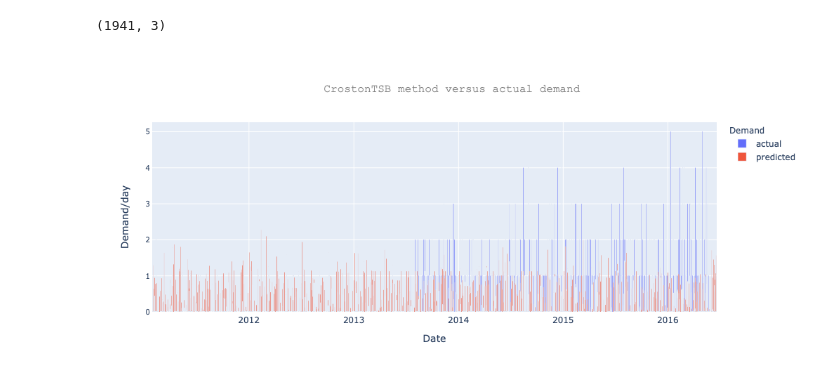
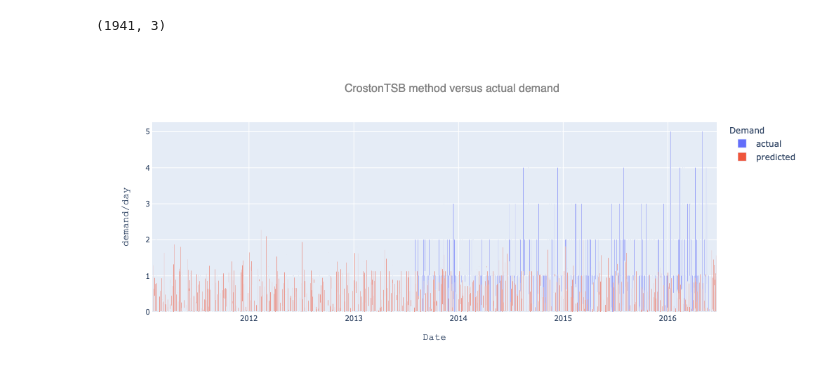
Before and after one commit to chriseisbrown/kaggle, a Jupyter notebook: m5_forecasting.ipynb, the cells around one changed output. Cells and saved outputs as stored; diff of their text form; code cells hidden in the pictures.

```diff
--- a/m5_forecasting.ipynb
+++ b/m5_forecasting.ipynb
@@ -309,32 +309,38 @@ df_train.shape
 # %%
 fig = go.Figure(data=[
     go.Bar(name='actual', x=df_train['ds'], y=df_train['y']),
     go.Bar(name='predicted', x=df_croston_tsb['date'], y=df_croston_tsb['Forecast'])
 ])
 # Change the bar mode
 fig.update_layout(
     barmode='group',
     title={
         'text': 'CrostonTSB method versus actual demand',
         'y':0.9,
         'x':0.5,
         'xanchor': 'center',
         'yanchor': 'top',
         'font': {
             'size': 16,
-            'family' : 'Courier New, monospace',
+            'family' : 'Helvetica',
             'color' : '#7f7f7f'
         },
     },
     legend_title_text = "Demand",
     yaxis=dict(
-        title='demand',
+        title='demand/day',
+        titlefont_family='Courier New, monospaced',
         titlefont_size=14,
         tickfont_size=10,
-    ))
+    ),
+    xaxis=dict(
+        titlefont_family='Courier New, monospaced',
+        titlefont_size=14,
+        tickfont_size=10,
+    )
+)
 
 fig.update_xaxes(title_text="Date")
-fig.update_yaxes(title_text="Demand/day")
 fig.show()
 # %% [output]
-[figure, old version]
+[figure, new version]
```
